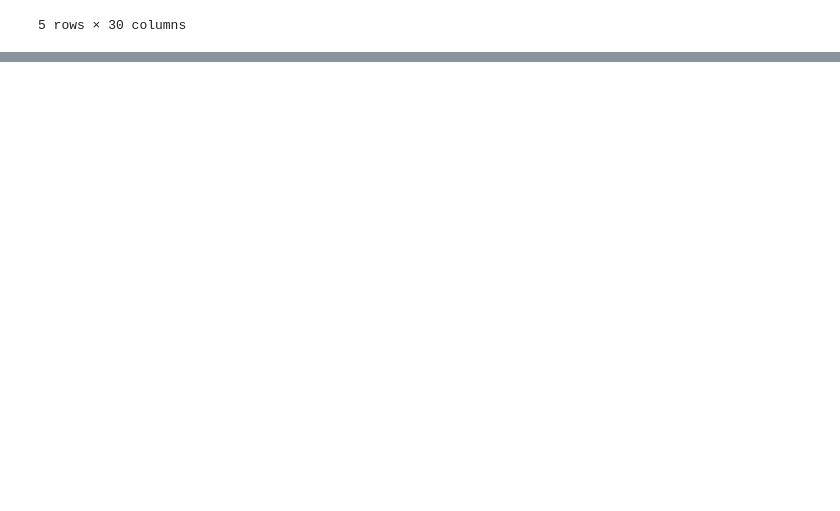
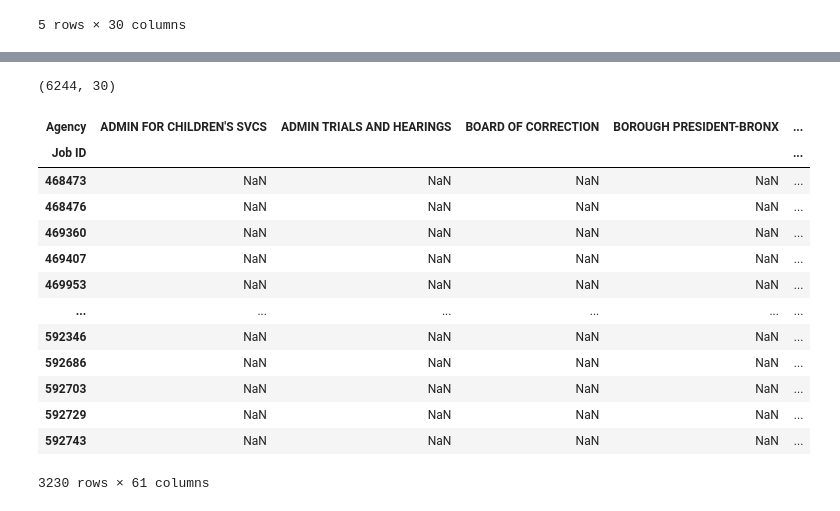
Before and after one commit to miraceti/Python_codes, a Jupyter notebook: pandas/pandas7.ipynb, the cells around one changed output, grey strips where cells are left out. Cells and saved outputs as stored; diff of their text form; code cells hidden in the pictures; blank space fills up the shorter version.

```diff
--- a/pandas/pandas7.ipynb
+++ b/pandas/pandas7.ipynb
@@ -14,0 +57,22 @@ data.head()
+# %%
+data.shape
+# %% [output]
+(6244, 30)
+# %%
+#data.pivot(values="Salary Range From", index="Job ID", columns="Agency")#pb si duplicate values
+data.pivot_table(values="Salary Range From", index="Job ID", columns="Agency")
+# %% [output]
+| Agency | ADMIN FOR CHILDREN'S SVCS | ADMIN TRIALS AND HEARINGS | BOARD OF CORRECTION | BOROUGH PRESIDENT-BRONX | ... |
+| Job ID |  |  |  |  | ... |
+| 468473 | NaN | NaN | NaN | NaN | ... |
+| 468476 | NaN | NaN | NaN | NaN | ... |
+| 469360 | NaN | NaN | NaN | NaN | ... |
+| 469407 | NaN | NaN | NaN | NaN | ... |
+| 469953 | NaN | NaN | NaN | NaN | ... |
+| ... | ... | ... | ... | ... | ... |
+| 592346 | NaN | NaN | NaN | NaN | ... |
+| 592686 | NaN | NaN | NaN | NaN | ... |
+| 592703 | NaN | NaN | NaN | NaN | ... |
+| 592729 | NaN | NaN | NaN | NaN | ... |
+| 592743 | NaN | NaN | NaN | NaN | ... |
+3230 rows × 61 columns
```
Also changed, not shown: parts of 19 cells of this notebook, 3 other files.
